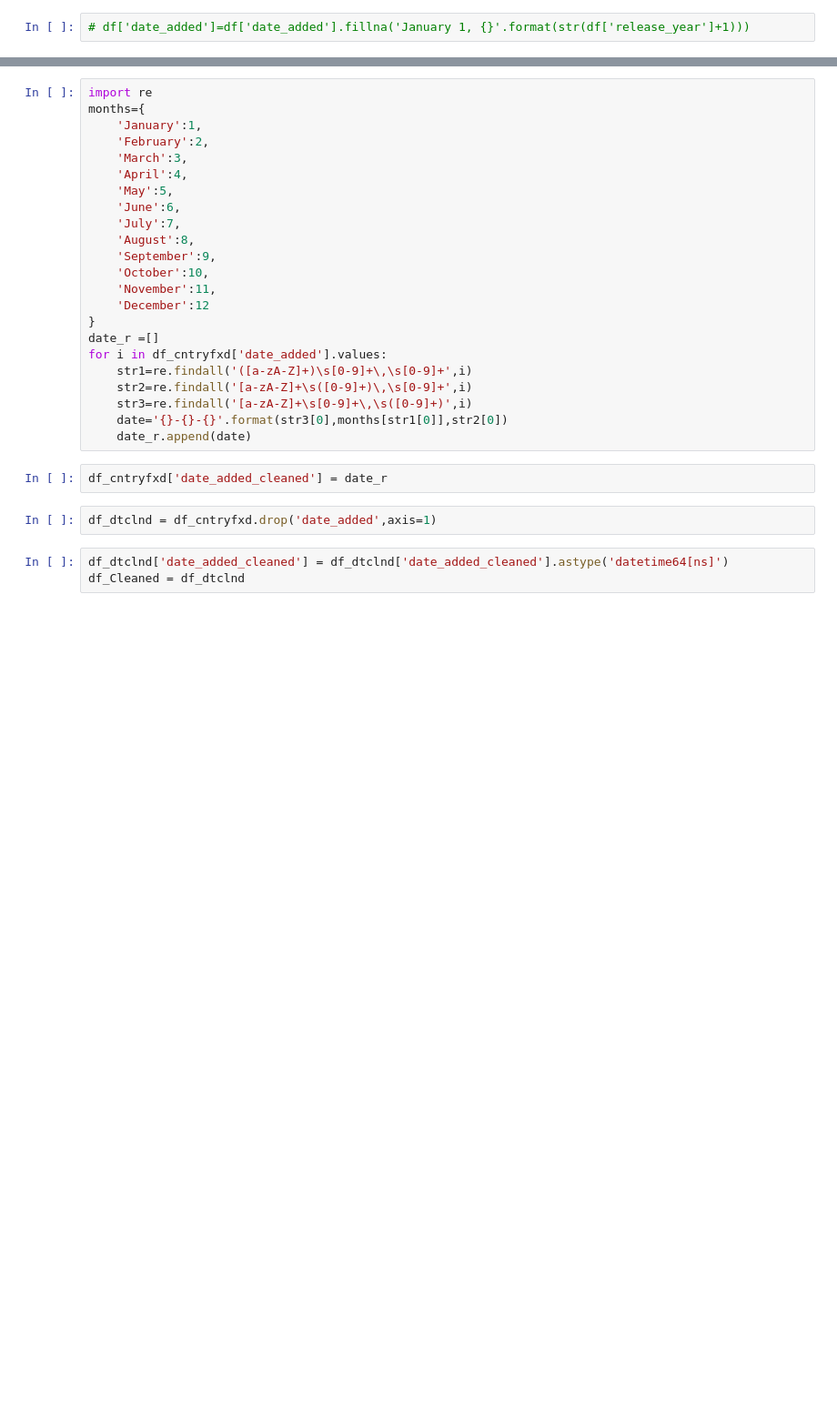
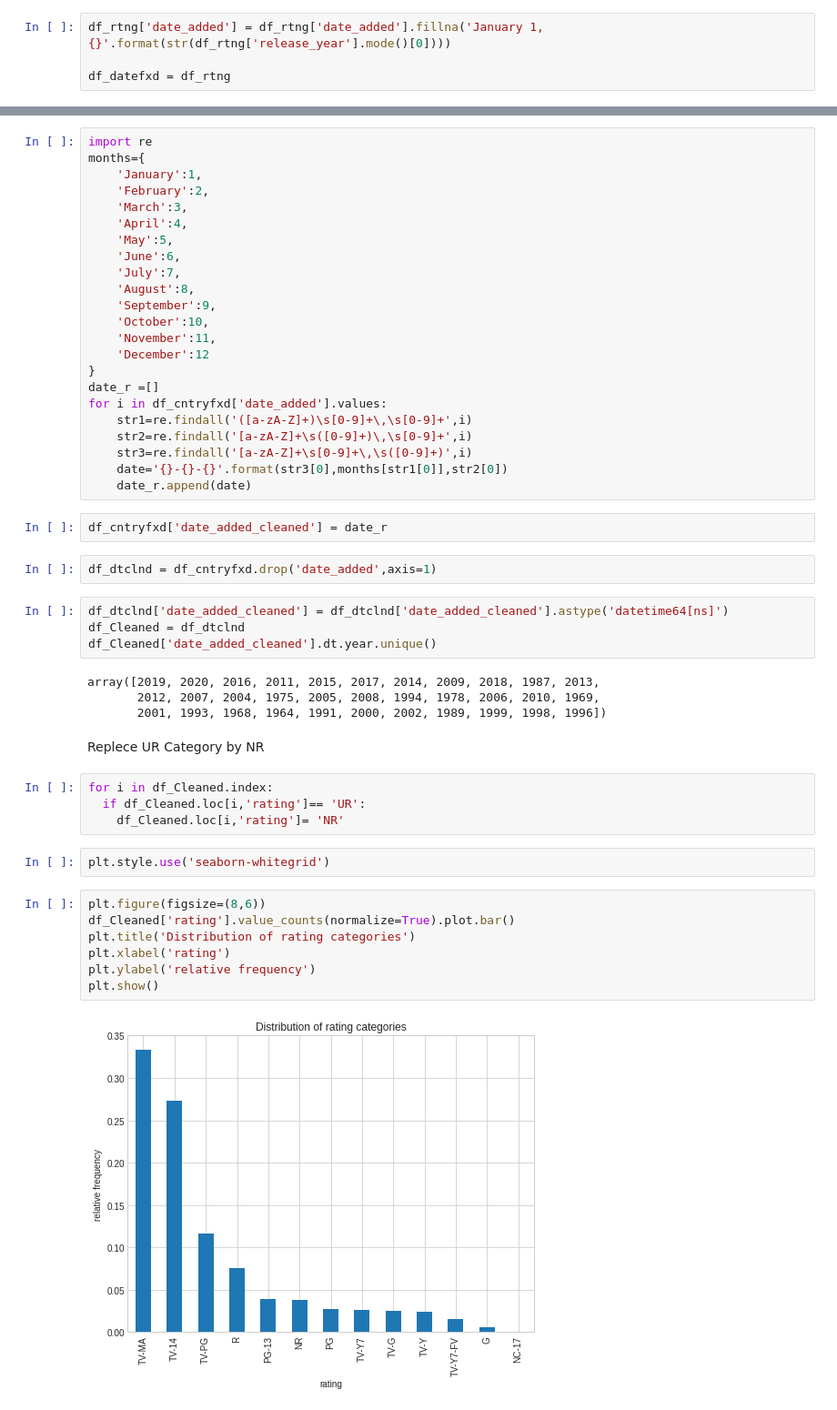
Before and after one commit to Maheswarisv/Data_Analysis_using_python, a Jupyter notebook: Netflix_data_analysis.ipynb, the cells around one changed output, grey strips where cells are left out. Shown: that part at 91% size. Saved outputs shown, nothing was run; the diff lists cells and outputs as text; blank space fills up the shorter version.

```diff
--- a/Netflix_data_analysis.ipynb
+++ b/Netflix_data_analysis.ipynb
@@ -64,4 +105,6 @@ df_castcount = df_rm_id_Ind
 df_castcount['rating'] = df_castcount['rating'].fillna(df_castcount['rating'].mode()[0])
 df_rtng = df_castcount
 # %%
-# df['date_added']=df['date_added'].fillna('January 1, {}'.format(str(df['release_year']+1)))
+df_rtng['date_added'] = df_rtng['date_added'].fillna('January 1,{}'.format(str(df_rtng['release_year'].mode()[0])))
+
+df_datefxd = df_rtng
@@ -125,3 +164,25 @@ df_dtclnd = df_cntryfxd.drop('date_added',axis=1)
 # %%
 df_dtclnd['date_added_cleaned'] = df_dtclnd['date_added_cleaned'].astype('datetime64[ns]')
 df_Cleaned = df_dtclnd
+df_Cleaned['date_added_cleaned'].dt.year.unique()
+# %% [output]
+array([2019, 2020, 2016, 2011, 2015, 2017, 2014, 2009, 2018, 1987, 2013,
+       2012, 2007, 2004, 1975, 2005, 2008, 1994, 1978, 2006, 2010, 1969,
+       2001, 1993, 1968, 1964, 1991, 2000, 2002, 1989, 1999, 1998, 1996])
+# %% [markdown]
+Replece UR Category by NR
+# %%
+for i in df_Cleaned.index:
+  if df_Cleaned.loc[i,'rating']== 'UR':
+    df_Cleaned.loc[i,'rating']= 'NR'
+# %%
+plt.style.use('seaborn-whitegrid')
+# %%
+plt.figure(figsize=(8,6))
+df_Cleaned['rating'].value_counts(normalize=True).plot.bar()
+plt.title('Distribution of rating categories')
+plt.xlabel('rating')
+plt.ylabel('relative frequency')
+plt.show()
+# %% [output]
+[figure, added]
```
Also changed, not shown: parts of 12 cells of this notebook.
